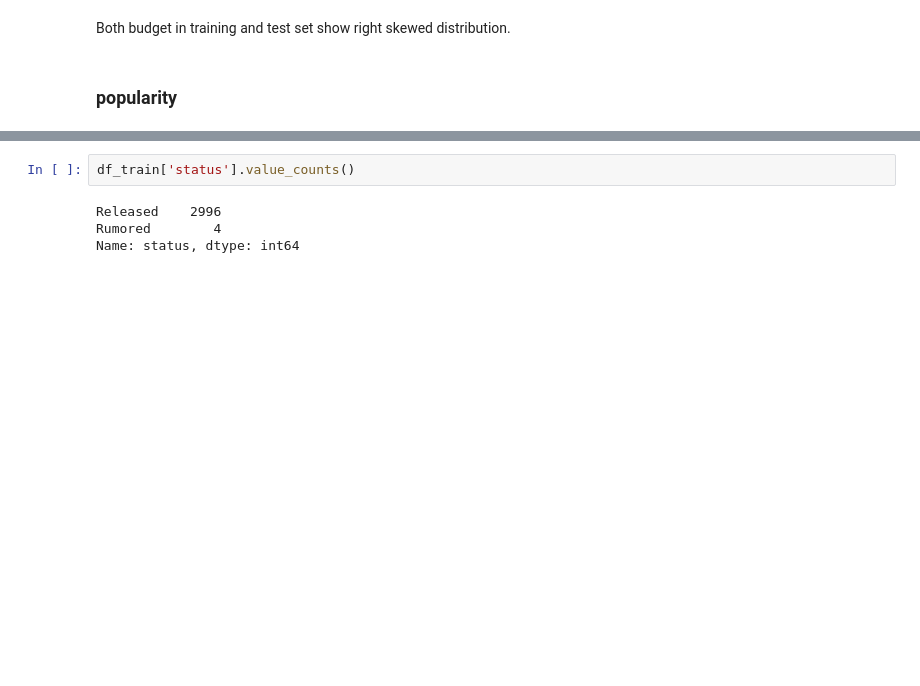
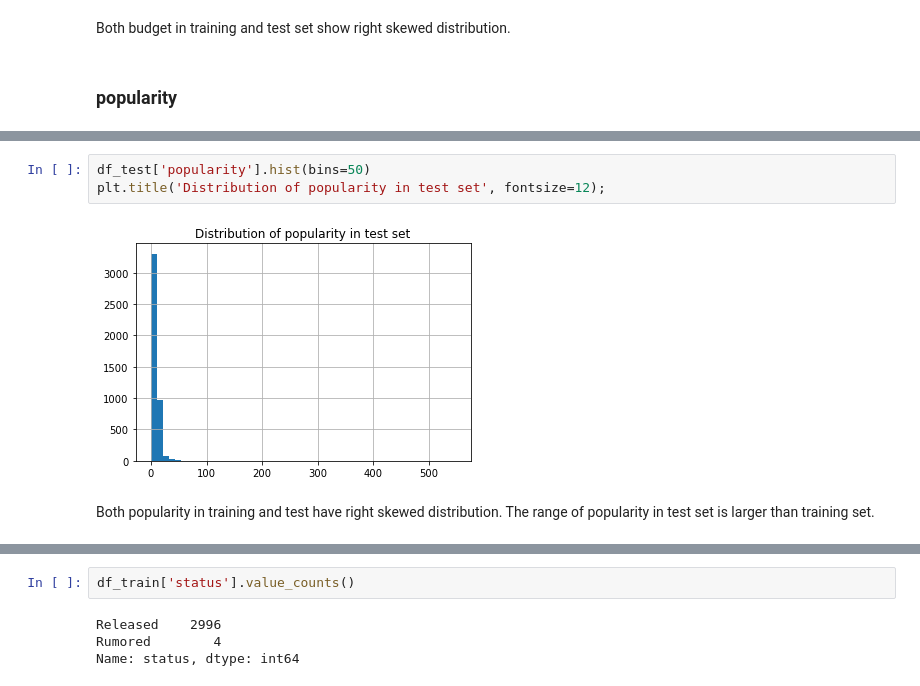
Before and after one commit to yejiseoung/TMDB, a Jupyter notebook: TMDB_EDA_FeatureEngineering.ipynb, the cells around one changed output, grey strips where cells are left out. Saved outputs shown, nothing was run; the diff lists cells and outputs as text; blank space fills up the shorter version.

```diff
--- a/TMDB_EDA_FeatureEngineering.ipynb
+++ b/TMDB_EDA_FeatureEngineering.ipynb
@@ -838,0 +845,7 @@ Both budget in training and test set show right skewed distribution.
+# %%
+df_test['popularity'].hist(bins=50)
+plt.title('Distribution of popularity in test set', fontsize=12);
+# %% [output]
+[figure, added]
+# %% [markdown]
+Both popularity in training and test have right skewed distribution. The range of popularity in test set is larger than training set.
```
Also changed, not shown: parts of 18 cells of this notebook.
